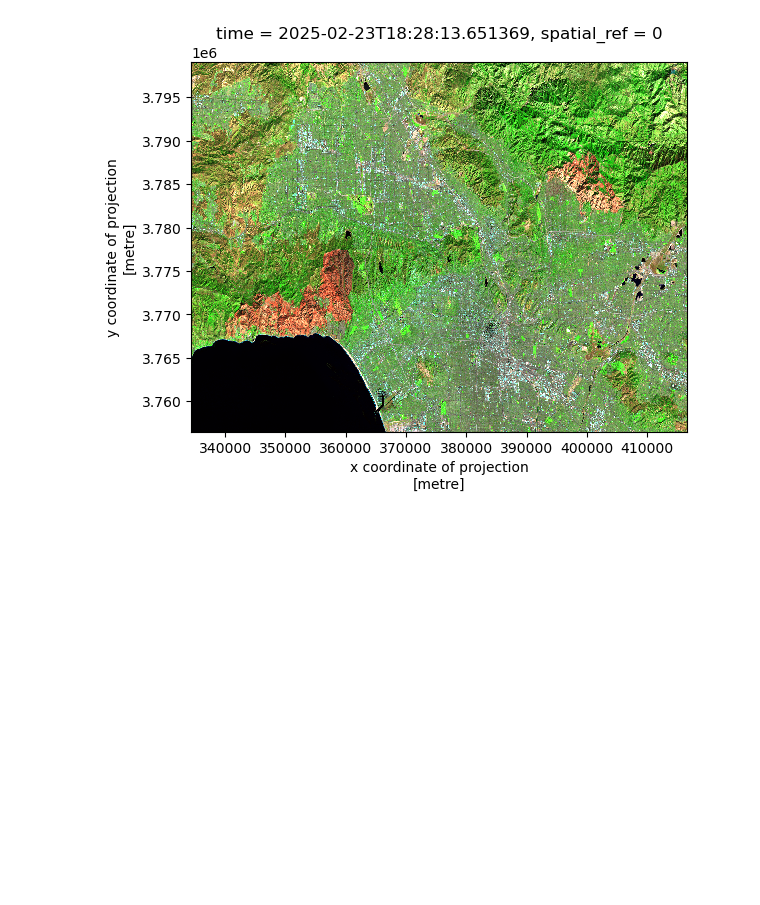
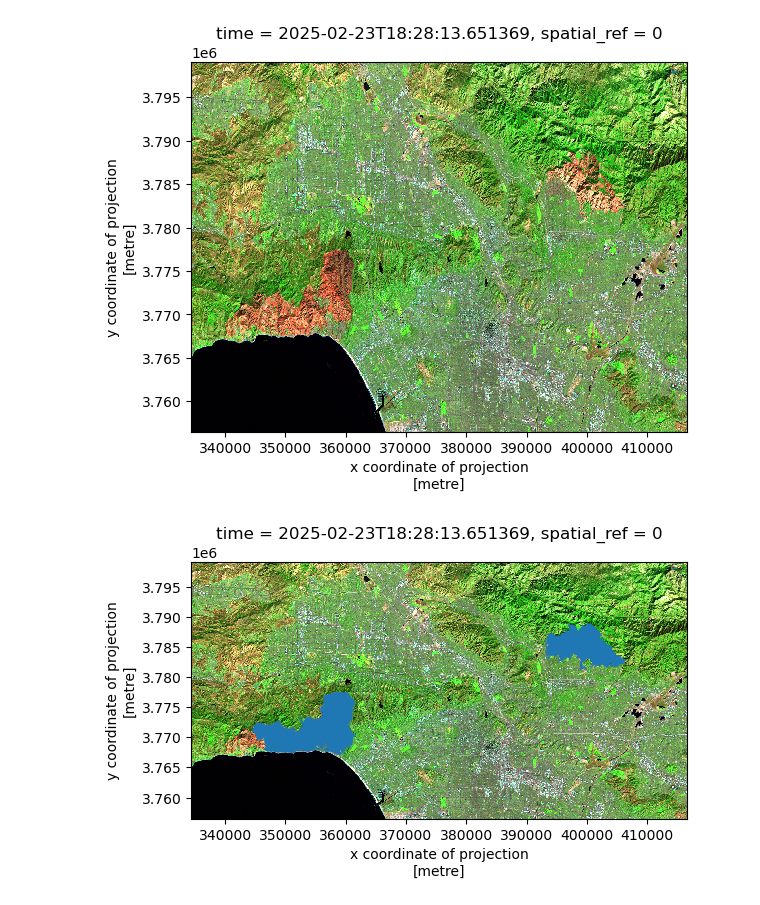
Before and after one commit to jaslynmiura/eds220-hwk4, a Jupyter notebook: hwk4-task2-false-color-MIURA.ipynb, the cells around one changed output. Saved outputs shown, nothing was run; the diff lists cells and outputs as text; code cells hidden in the pictures; blank space fills up the shorter version.

```diff
--- a/hwk4-task2-false-color-MIURA.ipynb
+++ b/hwk4-task2-false-color-MIURA.ipynb
@@ -196,3 +206,20 @@ landsat[['swir22', 'nir08', 'red']].to_array().plot.imshow(robust = True)
 # %% [output]
 <matplotlib.image.AxesImage at 0x...>
 [figure]
+# %%
+false_color = landsat[['swir22', 'nir08', 'red']].to_array()
+# %%
+perimeter = perimeter.to_crs(false_color.rio.crs)
+assert perimeter.crs == false_color.rio.crs
+# %%
+fig, ax = plt.subplots()
+
+false_color.plot.imshow(
+    ax = ax,
+    robust = True,
+    rgb='variable')
+perimeter.plot(ax=ax)
+
+plt.show()
+# %% [output]
+[figure, added]
```
Also changed, not shown: parts of 8 cells of this notebook.
